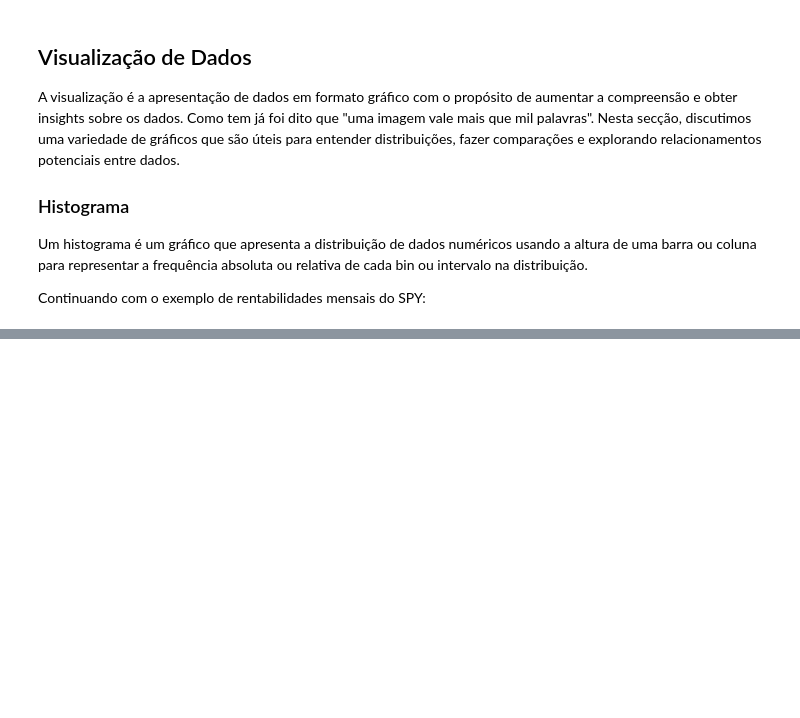
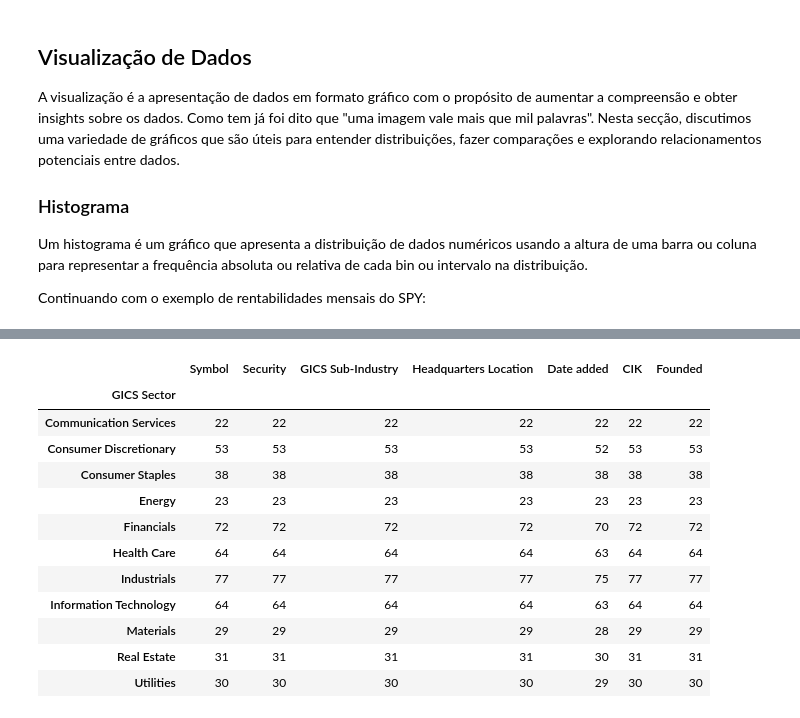
Before and after one commit to LuisSousaSilva/PG_EFF, a Jupyter notebook: Capítulo 2 - Organização, visualização e descrição de dados.ipynb, the cells around one changed output, grey strips where cells are left out. Cells and saved outputs as stored; diff of their text form; code cells hidden in the pictures; blank space fills up the shorter version.

```diff
--- a/Capítulo 2 - Organização, visualização e descrição de dados.ipynb
+++ b/Capítulo 2 - Organização, visualização e descrição de dados.ipynb
@@ -440,0 +468,18 @@ fig.show()
+# %%
+# Agregar por GICS Sector
+GICS_sector = Sector.groupby('GICS Sector').count()
+GICS_sector
+# %% [output]
+|  | Symbol | Security | GICS Sub-Industry | Headquarters Location | Date added | CIK | Founded |
+| GICS Sector |  |  |  |  |  |  |  |
+| Communication Services | 22 | 22 | 22 | 22 | 22 | 22 | 22 |
+| Consumer Discretionary | 53 | 53 | 53 | 53 | 52 | 53 | 53 |
+| Consumer Staples | 38 | 38 | 38 | 38 | 38 | 38 | 38 |
+| Energy | 23 | 23 | 23 | 23 | 23 | 23 | 23 |
+| Financials | 72 | 72 | 72 | 72 | 70 | 72 | 72 |
+| Health Care | 64 | 64 | 64 | 64 | 63 | 64 | 64 |
+| Industrials | 77 | 77 | 77 | 77 | 75 | 77 | 77 |
+| Information Technology | 64 | 64 | 64 | 64 | 63 | 64 | 64 |
+| Materials | 29 | 29 | 29 | 29 | 28 | 29 | 29 |
+| Real Estate | 31 | 31 | 31 | 31 | 30 | 31 | 31 |
+| Utilities | 30 | 30 | 30 | 30 | 29 | 30 | 30 |
```
Also changed, not shown: parts of 21 cells of this notebook, 1 other file.
